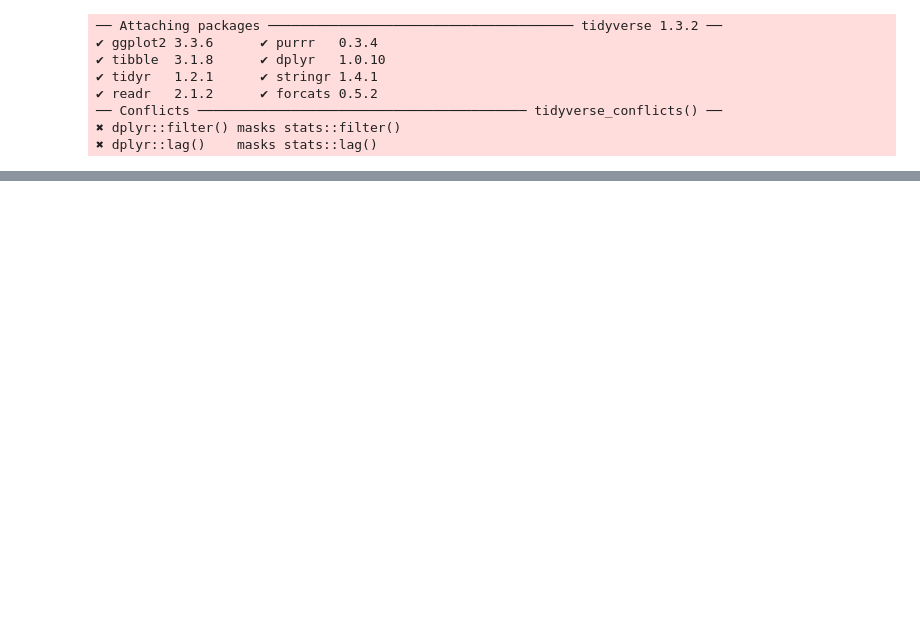
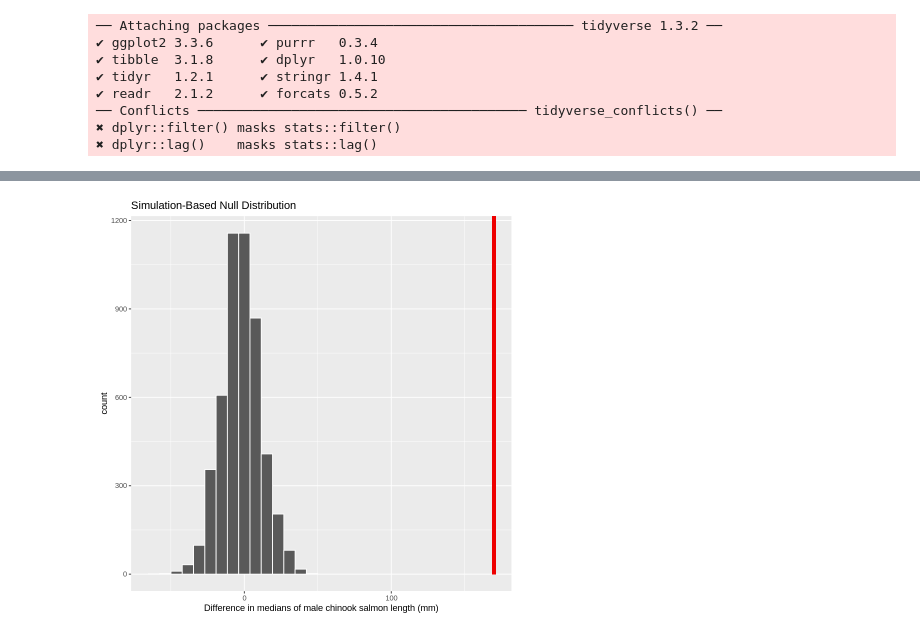
Before and after one commit to GChroma/Stat201-group-project-4, a Jupyter notebook: Project_Proposal.ipynb, the cells around one changed output, grey strips where cells are left out. Drawn from its saved outputs; the diff is of its cells as text; code cells hidden in the pictures; blank space fills up the shorter version.

```diff
--- a/Project_Proposal.ipynb
+++ b/Project_Proposal.ipynb
@@ -172,0 +264,16 @@ Further questions:
+# %%
+# First, we filter for male fish and use a bootstrapping method to test our null hypothesis.
+chinook_male <- chinook_1960_2010 |>
+    filter(Sex == "male") |>
+    select(sampleDecade, Length)
+head(chinook_male)
+# The observed test statistic is the difference in medians of male fish between the 1960s and the 2010s.
+observed_sample_statistic <- chinook_male |>
+    group_by(sampleDecade) |>
+    summarise(median = median(Length)) |>
+    pivot_wider(names_from = sampleDecade, values_from = median) |>
+    rename(sixties = 1, tens = 2) |>
+    transmute(diff = sixties - tens) |>
+    pull(diff)
+
+observed_sample_statistic
@@ -172,0 +291,17 @@ Further questions:
+# %%
+# Using the Infer package, generate the null model
+null_model_male_chinook <-
+    chinook_male |>
+    specify(formula = Length ~ sampleDecade) |>
+    hypothesize(null = "independence") |>
+    generate(reps = 5000, type = "permute") |>
+    calculate(stat="diff in medians", order = c("1960s", "2010s"))
+# %%
+#Visualize the null model with our observed test statistic as a red line
+null_model_male_chinook_plot <- null_model_male_chinook |>
+    visualize() +
+    shade_p_value(obs_stat = observed_sample_statistic, direction = "right") +
+    xlab("Difference in medians of male chinook salmon length (mm)")
+null_model_male_chinook_plot
+# %% [output]
+[figure, added]
```
Also changed, not shown: parts of 25 cells of this notebook.
